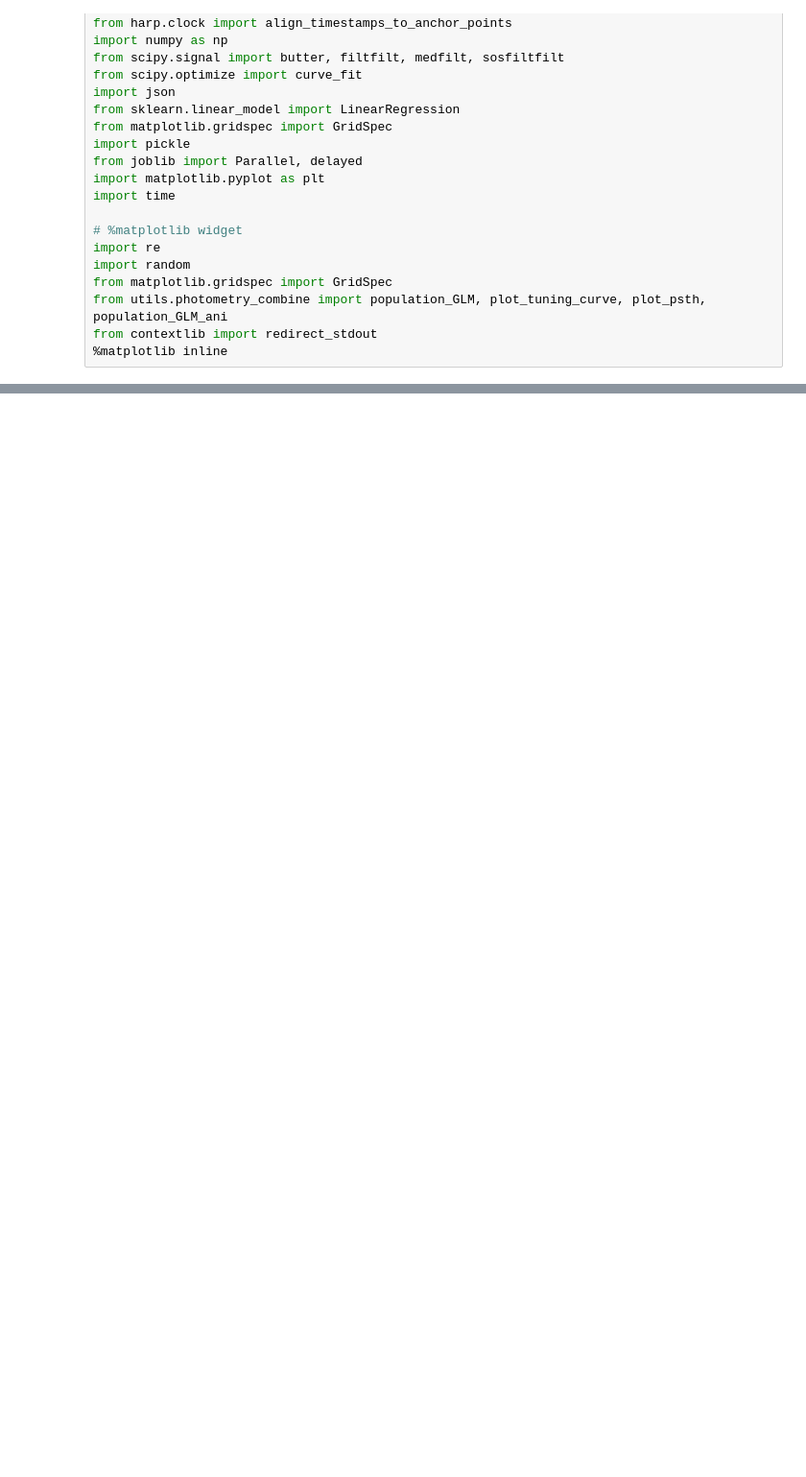
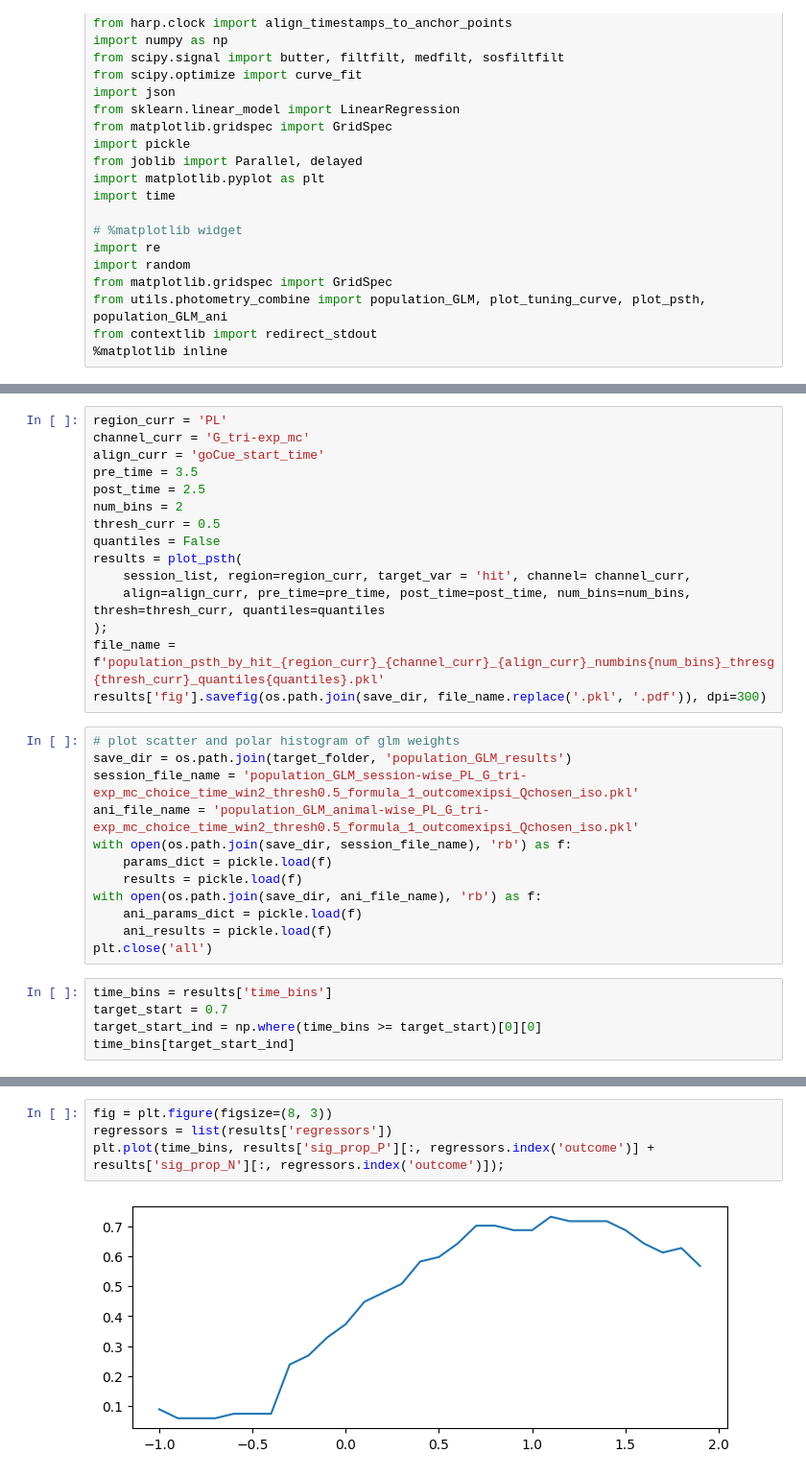
Before and after one commit to AllenNeuralDynamics/aind-beh-ephys-analysis, a Jupyter notebook: code/beh_ephys_analysis/session_combine/manuscript_figures/F_photometry_tuning_psth.ipynb, the cells around one changed output, grey strips where cells are left out. Shown at 96% size. Cells and saved outputs as stored; diff of their text form; blank space fills up the shorter version.

```diff
--- a/code/beh_ephys_analysis/session_combine/manuscript_figures/F_photometry_tuning_psth.ipynb
+++ b/code/beh_ephys_analysis/session_combine/manuscript_figures/F_photometry_tuning_psth.ipynb
@@ -101,0 +134,32 @@ results['session_list']
+# %%
+region_curr = 'PL'
+channel_curr = 'G_tri-exp_mc'
+align_curr = 'goCue_start_time'
+pre_time = 3.5
+post_time = 2.5
+num_bins = 2
+thresh_curr = 0.5
+quantiles = False
+results = plot_psth(
+    session_list, region=region_curr, target_var = 'hit', channel= channel_curr,
+    align=align_curr, pre_time=pre_time, post_time=post_time, num_bins=num_bins, thresh=thresh_curr, quantiles=quantiles
+);
+file_name = f'population_psth_by_hit_{region_curr}_{channel_curr}_{align_curr}_numbins{num_bins}_thresg{thresh_curr}_quantiles{quantiles}.pkl'
+results['fig'].savefig(os.path.join(save_dir, file_name.replace('.pkl', '.pdf')), dpi=300)
+# %%
+# plot scatter and polar histogram of glm weights
+save_dir = os.path.join(target_folder, 'population_GLM_results')
+session_file_name = 'population_GLM_session-wise_PL_G_tri-exp_mc_choice_time_win2_thresh0.5_formula_1_outcomexipsi_Qchosen_iso.pkl'
+ani_file_name = 'population_GLM_animal-wise_PL_G_tri-exp_mc_choice_time_win2_thresh0.5_formula_1_outcomexipsi_Qchosen_iso.pkl'
+with open(os.path.join(save_dir, session_file_name), 'rb') as f:
+    params_dict = pickle.load(f)
+    results = pickle.load(f)
+with open(os.path.join(save_dir, ani_file_name), 'rb') as f:
+    ani_params_dict = pickle.load(f)
+    ani_results = pickle.load(f)
+plt.close('all')
+# %%
+time_bins = results['time_bins']
+target_start = 0.7
+target_start_ind = np.where(time_bins >= target_start)[0][0]
+time_bins[target_start_ind]
@@ -101,0 +189,6 @@ results['session_list']
+# %%
+fig = plt.figure(figsize=(8, 3))
+regressors = list(results['regressors'])
+plt.plot(time_bins, results['sig_prop_P'][:, regressors.index('outcome')] + results['sig_prop_N'][:, regressors.index('outcome')]);
+# %% [output]
+[figure, added]
```
Also changed, not shown: parts of 17 cells of this notebook, 12 other files.
